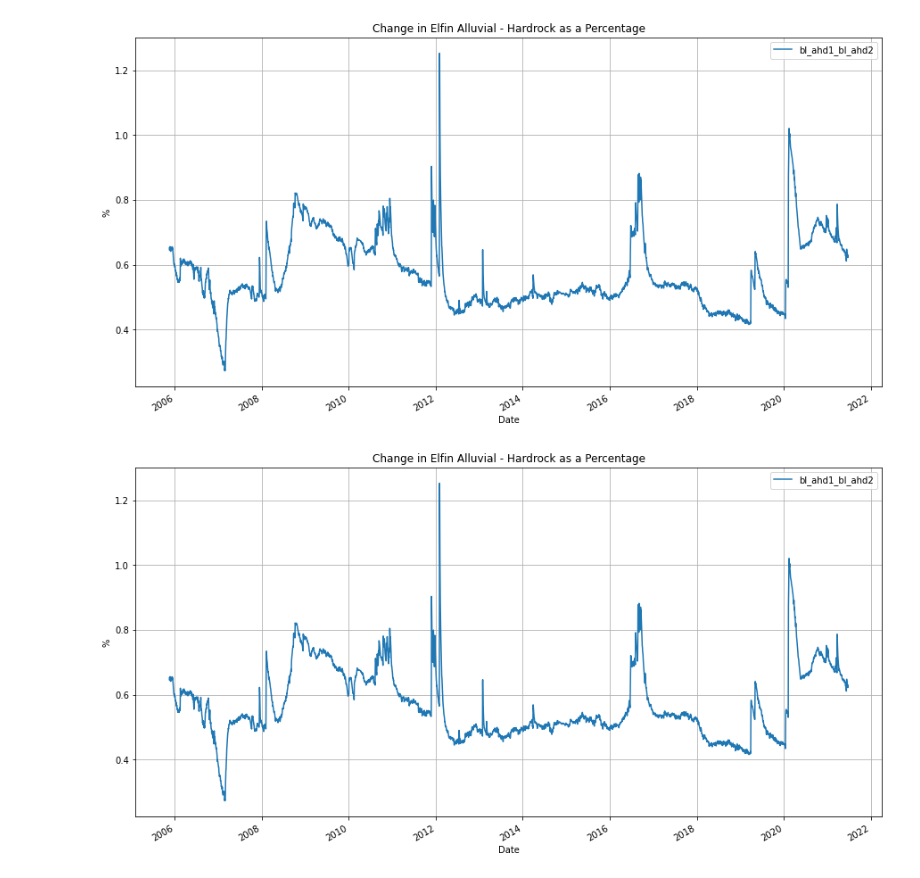
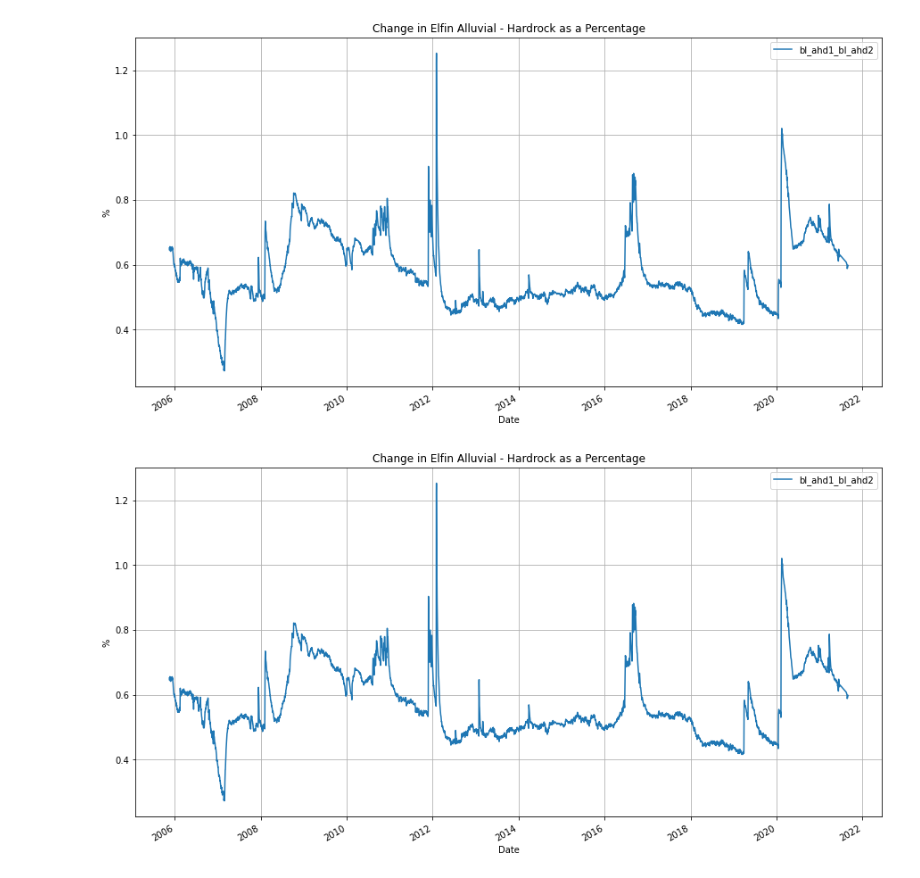
Before and after one commit to wpl123/waterdata_backend, a Jupyter notebook: data/visualisations/bore_summ_stats.1.9.ipynb, the cells around one changed output. Saved outputs shown, nothing was run; the diff lists cells and outputs as text; code cells hidden in the pictures.

```diff
--- a/data/visualisations/bore_summ_stats.1.9.ipynb
+++ b/data/visualisations/bore_summ_stats.1.9.ipynb
@@ -38,9 +38,9 @@ def mysqlconnect():
                         INNER JOIN
                             `groundwater` `B` ON (`B`.`meter_no` = "GW967137.2.2" AND `B`.`read_date` = `A`.`read_date` )
                         INNER JOIN
-                            `surfacewater` `C` ON (`C`.`meter_no` = "CF419051" AND `C`.`read_date` = `A`.`read_date` )
+                            `surfacewater` `C` ON (`C`.`meter_no` = "419051" AND `C`.`read_date` = `A`.`read_date` )
                         INNER JOIN
-                            `rainfall` `D` ON (`D`.`meter_no` = "54151" AND `D`.`read_date` = `A`.`read_date` )
+                            `rainfall` `D` ON (`D`.`meter_no` = "054151-2" AND `D`.`read_date` = `A`.`read_date` )
                         WHERE
                             `A`.`meter_no` = "GW967137.1.1"
                         ''')
@@ -57,9 +57,9 @@ def mysqlconnect():
                         INNER JOIN
                             `groundwater` `B` ON (`B`.`meter_no` = "GW967138.2.2" AND `B`.`read_date` = `A`.`read_date` )
                         INNER JOIN
-                            `surfacewater` `C` ON (`C`.`meter_no` = "CF419051" AND `C`.`read_date` = `A`.`read_date` )
+                            `surfacewater` `C` ON (`C`.`meter_no` = "419051" AND `C`.`read_date` = `A`.`read_date` )
                         INNER JOIN
-                            `rainfall` `D` ON (`D`.`meter_no` = "54151" AND `D`.`read_date` = `A`.`read_date` )
+                            `rainfall` `D` ON (`D`.`meter_no` = "054151-2" AND `D`.`read_date` = `A`.`read_date` )
                         WHERE
                             `A`.`meter_no` = "GW967138.1.1" AND `B`.`bl_ahd` > 0
                         ''')
@@ -76,9 +76,9 @@ def mysqlconnect():
                         INNER JOIN
                             `groundwater` `B` ON (`B`.`meter_no` = "GW967137.2.2" AND `B`.`read_date` = `A`.`read_date` )
                         INNER JOIN
-                            `surfacewater` `C` ON (`C`.`meter_no` = "CF419051" AND `C`.`read_date` = `A`.`read_date` )
+                            `surfacewater` `C` ON (`C`.`meter_no` = "419051" AND `C`.`read_date` = `A`.`read_date` )
                         INNER JOIN
-                            `rainfall` `D` ON (`D`.`meter_no` = "54151" AND `D`.`read_date` = `A`.`read_date` )
+                            `rainfall` `D` ON (`D`.`meter_no` = "054151-2" AND `D`.`read_date` = `A`.`read_date` )
                         WHERE
                             `A`.`meter_no` = "GW967137.1.1"
                         ''')
@@ -133,32 +133,32 @@ def mysqlconnect():
         E_bl_ahd2_dt30 = df1['bl_ahd2'].shift(-30) - df1['bl_ahd2']
 
 
 #        df1['rf_read_sl_read'] = ((df1['rf_read1'] - df1['bl_ahd1']) / df1['sl_read1']) * 100
 #        df1['sl_read_bl_ahd1'] = ((df1['sl_read1'] - df1['bl_ahd1']) / df1['sl_read1']) * 100
         df1['bl_ahd1_bl_ahd2'] = ((df1['bl_ahd1'] - df1['bl_ahd2']) / df1['bl_ahd1']) * 100
         df1['bl_ahd1_bl_ahd2'] = ((df1['bl_ahd1'] - df1['bl_ahd2']) / df1['bl_ahd1']) * 100
         df1['bl_ahd1_bl_ahd2'] = ((df1['bl_ahd1'] - df1['bl_ahd2']) / df1['bl_ahd1']) * 100
 
 
 
 
     # Page 1 - Actual Readings and for Elfin, Green Gully
 
 #        df1.plot(x='read_date', y=['sl_read_bl_ahd1'],figsize=(15,8), grid=True, title='Change in Elfin Surface Water - Alluvial as a Percentage', xlabel='Date',ylabel='%')
         df1.plot(x='read_date', y=['bl_ahd1_bl_ahd2'],figsize=(15,8), grid=True, title='Change in Elfin Alluvial - Hardrock as a Percentage', xlabel='Date',ylabel='%')
         df1.plot(x='read_date', y=['bl_ahd1_bl_ahd2'],figsize=(15,8), grid=True, title='Change in Elfin Alluvial - Hardrock as a Percentage', xlabel='Date',ylabel='%')
         df1.plot(x='read_date', y=['bl_ahd1_bl_ahd2'],figsize=(15,8), grid=True, title='Change in Elfin Alluvial - Hardrock as a Percentage', xlabel='Date',ylabel='%')
 
 
 
     except:
         print("Error: unable to convert the data")
 
     connection.close()
 
 # Driver Code
 if __name__ == "__main__" :
     mysqlconnect()
 # %% [output]
-[figure, old version]
+[figure, new version]
-[figure, old version]
+[figure, new version]
```
Also changed, not shown: parts of 1 cell of this notebook, 33 other files.
